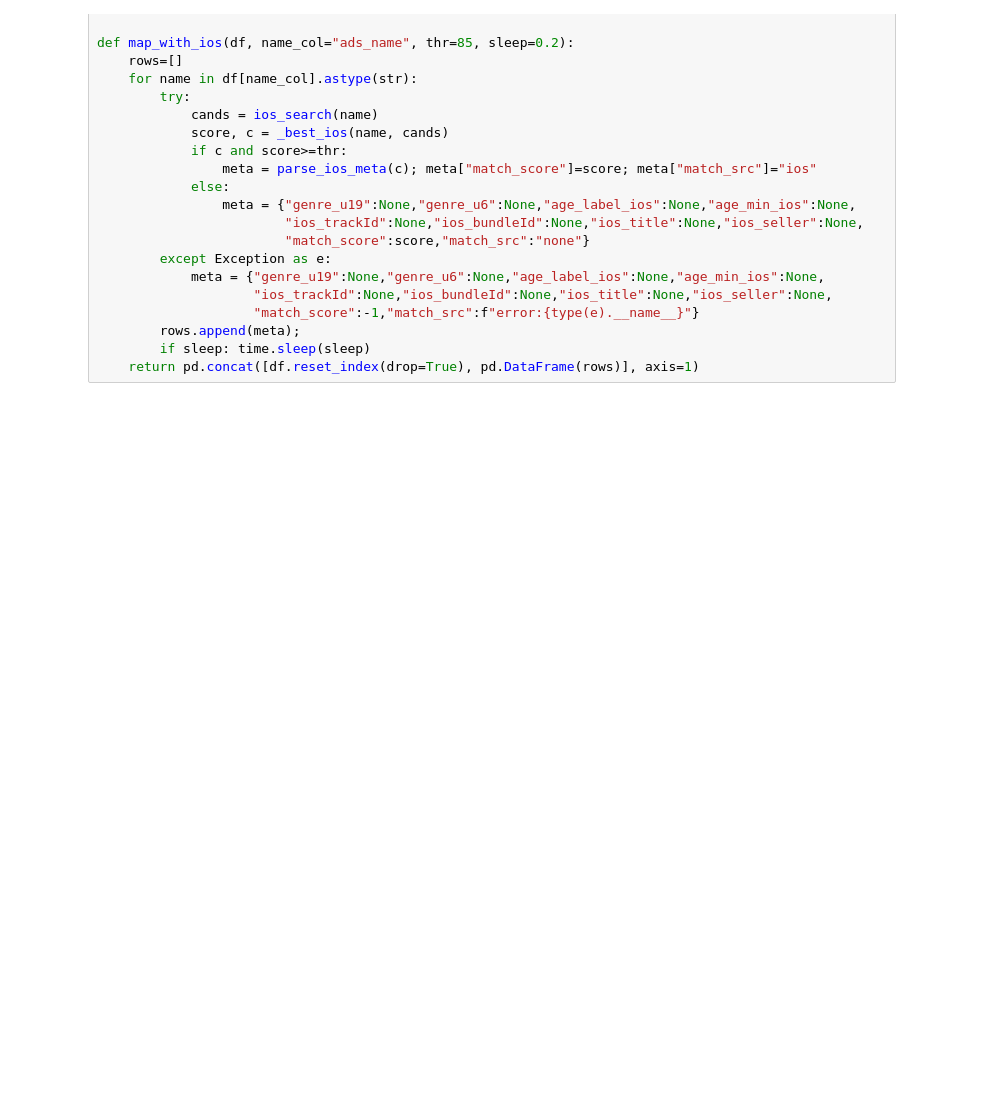
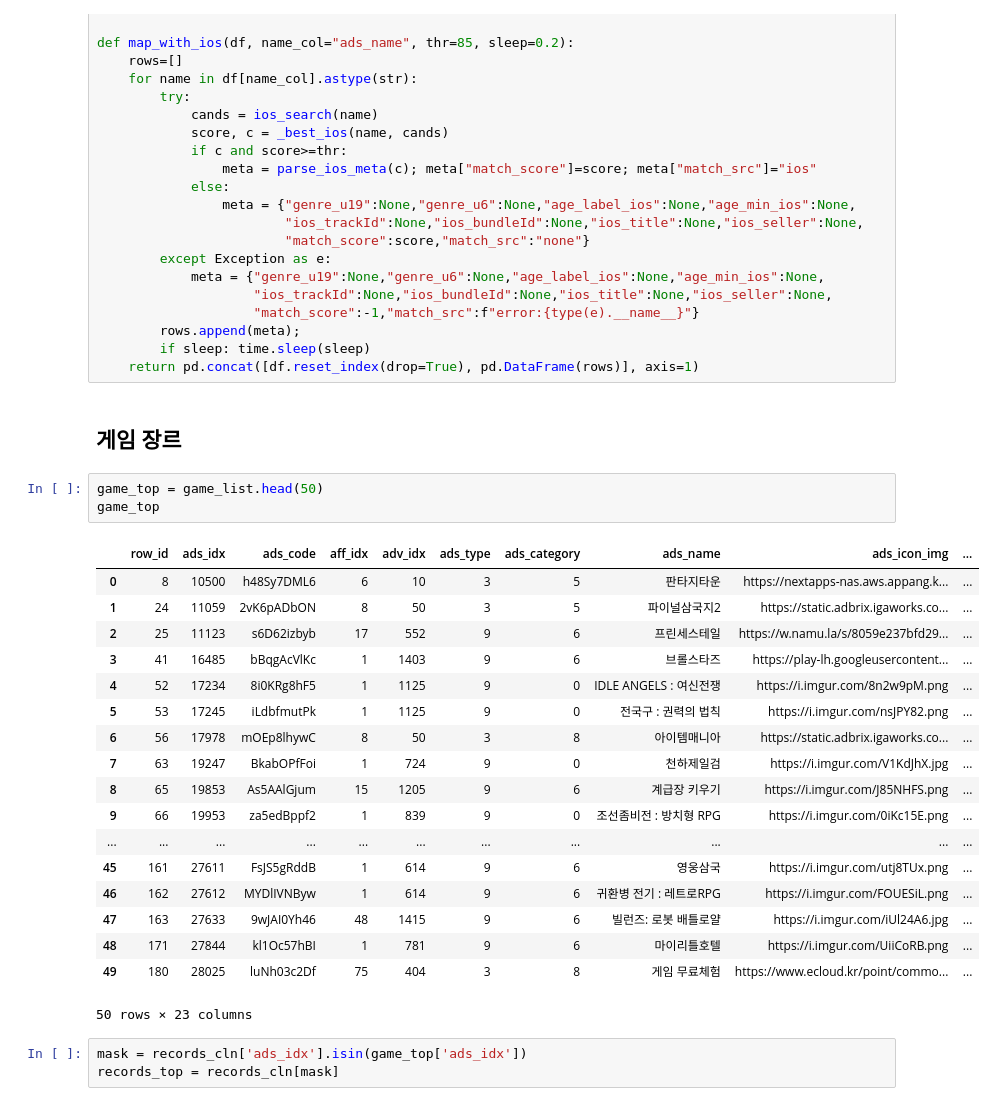
Before and after one commit to sese7414/reward_ads_project, a Jupyter notebook: Jiwon/eda.ipynb, the cells around one changed output. Saved outputs shown, nothing was run; the diff lists cells and outputs as text; blank space fills up the shorter version.

```diff
--- a/Jiwon/eda.ipynb
+++ b/Jiwon/eda.ipynb
@@ -786,3 +566,30 @@ def map_with_ios(df, name_col="ads_name", thr=85, sleep=0.2):
         rows.append(meta);
         if sleep: time.sleep(sleep)
     return pd.concat([df.reset_index(drop=True), pd.DataFrame(rows)], axis=1)
+# %% [markdown]
+## 게임 장르
+# %%
+game_top = game_list.head(50)
+game_top
+# %% [output]
+|  | row_id | ads_idx | ads_code | aff_idx | adv_idx | ads_type | ads_category | ads_name | ads_icon_img | ... |
+| 0 | 8 | 10500 | h48Sy7DML6 | 6 | 10 | 3 | 5 | 판타지타운 | https://nextapps-nas.aws.appang.k... | ... |
+| 1 | 24 | 11059 | 2vK6pADbON | 8 | 50 | 3 | 5 | 파이널삼국지2 | https://static.adbrix.igaworks.co... | ... |
+| 2 | 25 | 11123 | s6D62izbyb | 17 | 552 | 9 | 6 | 프린세스테일 | https://w.namu.la/s/8059e237bfd29... | ... |
+| 3 | 41 | 16485 | bBqgAcVlKc | 1 | 1403 | 9 | 6 | 브롤스타즈 | https://play-lh.googleusercontent... | ... |
+| 4 | 52 | 17234 | 8i0KRg8hF5 | 1 | 1125 | 9 | 0 | IDLE ANGELS : 여신전쟁 | https://i.imgur.com/8n2w9pM.png | ... |
+| 5 | 53 | 17245 | iLdbfmutPk | 1 | 1125 | 9 | 0 | 전국구 : 권력의 법칙 | https://i.imgur.com/nsJPY82.png | ... |
+| 6 | 56 | 17978 | mOEp8lhywC | 8 | 50 | 3 | 8 | 아이템매니아 | https://static.adbrix.igaworks.co... | ... |
+| 7 | 63 | 19247 | BkabOPfFoi | 1 | 724 | 9 | 0 | 천하제일검 | https://i.imgur.com/V1KdJhX.jpg | ... |
+| 8 | 65 | 19853 | As5AAlGjum | 15 | 1205 | 9 | 6 | 계급장 키우기 | https://i.imgur.com/J85NHFS.png | ... |
+| 9 | 66 | 19953 | za5edBppf2 | 1 | 839 | 9 | 0 | 조선좀비전 : 방치형 RPG | https://i.imgur.com/0iKc15E.png | ... |
+| ... | ... | ... | ... | ... | ... | ... | ... | ... | ... | ... |
+| 45 | 161 | 27611 | FsJS5gRddB | 1 | 614 | 9 | 6 | 영웅삼국 | https://i.imgur.com/utj8TUx.png | ... |
+| 46 | 162 | 27612 | MYDlIVNByw | 1 | 614 | 9 | 6 | 귀환병 전기 : 레트로RPG | https://i.imgur.com/FOUESiL.png | ... |
+| 47 | 163 | 27633 | 9wJAI0Yh46 | 48 | 1415 | 9 | 6 | 빌런즈: 로봇 배틀로얄 | https://i.imgur.com/iUl24A6.jpg | ... |
+| 48 | 171 | 27844 | kl1Oc57hBI | 1 | 781 | 9 | 6 | 마이리틀호텔 | https://i.imgur.com/UiiCoRB.png | ... |
+| 49 | 180 | 28025 | luNh03c2Df | 75 | 404 | 3 | 8 | 게임 무료체험 | https://www.ecloud.kr/point/commo... | ... |
+50 rows × 23 columns
+# %%
+mask = records_cln['ads_idx'].isin(game_top['ads_idx'])
+records_top = records_cln[mask]
```
Also changed, not shown: parts of 68 cells of this notebook.
